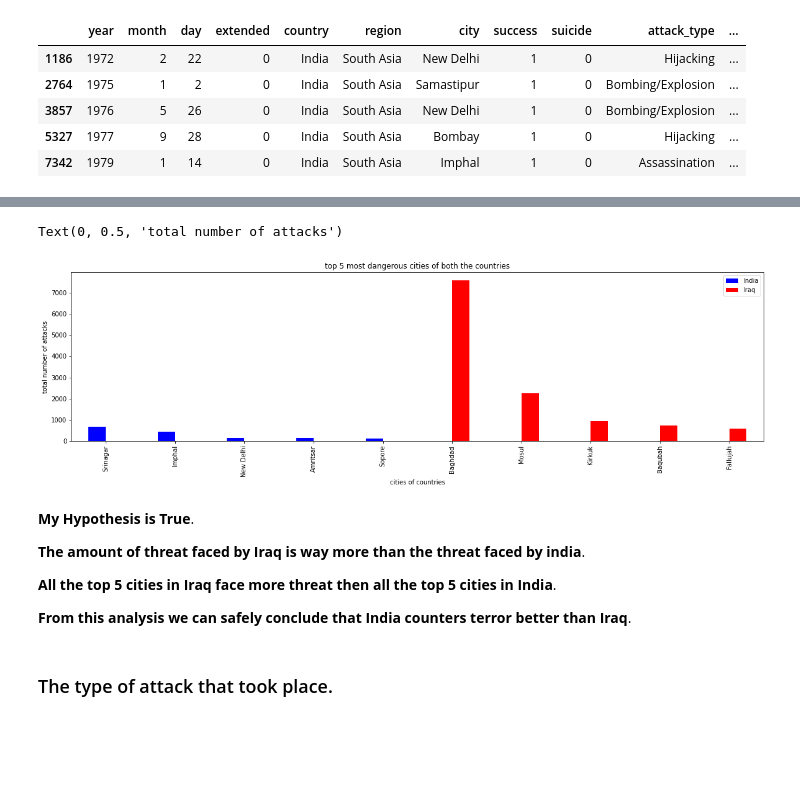
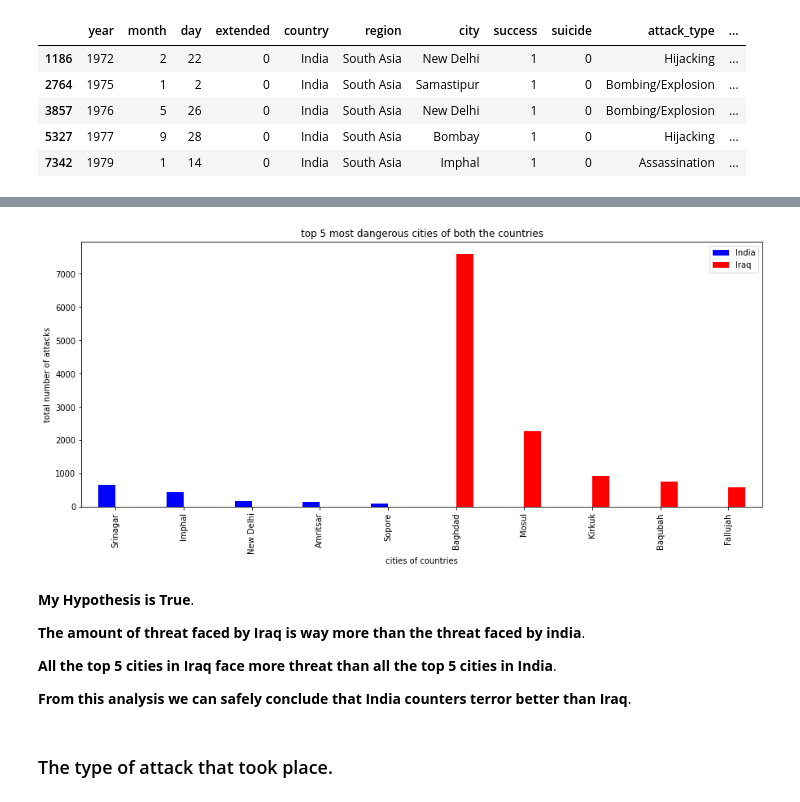
Before and after one commit to Shourya306/Global-Terrorism-EDA, a Jupyter notebook: Copy_of_Global_Terrorism_Analysis_Capstone_Project.ipynb, the cells around one changed output, grey strips where cells are left out. Drawn from its saved outputs; the diff is of its cells as text; code cells hidden in the pictures; blank space fills up the shorter version.

```diff
--- a/Copy_of_Global_Terrorism_Analysis_Capstone_Project.ipynb
+++ b/Copy_of_Global_Terrorism_Analysis_Capstone_Project.ipynb
@@ -427,5 +461,5 @@ attacks_year_wise.plot(kind = 'bar',color = 'Indigo')
 plt.title('year wise attacks')
 plt.xlabel('year')
 plt.ylabel('count')
-plt.rcParams['figure.figsize'] = (5, 10)
+plt.rcParams['figure.figsize'] = (10, 20)
 # %% [output]
@@ -444,5 +478,5 @@ labels = ['NA','Jan','Feb','Mar','Apr','May','June','July','Aug','Sept','Oct','N
 plt.xticks(x, labels)                 # Using the ticks function to rename x-axis values as months from numbers
 plt.ylabel('count of attacks')
 plt.title('Month wise attacks')
-plt.rcParams['figure.figsize'] = (20, 10)
+plt.rcParams['figure.figsize'] = (10, 20)
 # %% [output]
@@ -461,7 +487,0 @@ most_terrorized_country = df.groupby('country',as_index = True).agg({'day':'coun
-# %%
-# Ploting a bar chart
-most_terrorized_country.plot(kind = 'bar', color = 'red')
-plt.title('count of country wise attacks')
-plt.xlabel('country')
-plt.ylabel('no of attacks')
-plt.rcParams['figure.figsize'] = (20, 5)
@@ -505,0 +511,7 @@ Text(0, 0.5, 'Number of Attacks')
+# %%
+# Ploting a bar chart
+most_terrorized_country.plot(kind = 'bar', color = 'red')
+plt.title('count of country wise attacks')
+plt.xlabel('country')
+plt.ylabel('no of attacks')
+plt.rcParams['figure.figsize'] = (10, 20)
@@ -545,19 +574,19 @@ india_iraq_df = pd.concat([india_top_targetted_cities,iraq_top_targetted_cities]
 # %%
 # Ploting them in a Basic Bar Graph.
 india_iraq_df.plot(kind = 'bar',color = ['Blue','Red'])
 plt.legend(['India','Iraq'])
 plt.title('top 5 most dangerous cities of both the countries')
 plt.xlabel('cities of countries')
 plt.ylabel('total number of attacks')
+plt.rcParams['figure.figsize'] = (15, 10)
 # %% [output]
-Text(0, 0.5, 'total number of attacks')
-[figure, old version]
+[figure, new version]
 # %% [markdown]
 **My Hypothesis is True**.
 
 **The amount of threat faced by Iraq is way more than the threat faced by india**.
 
-**All the top 5 cities in Iraq face more threat then all the top 5 cities in India**.
+**All the top 5 cities in Iraq face more threat than all the top 5 cities in India**.
 
 **From this analysis we can safely conclude that India counters terror better than Iraq**.
 # %% [markdown]
```
Also changed, not shown: parts of 65 cells of this notebook.
